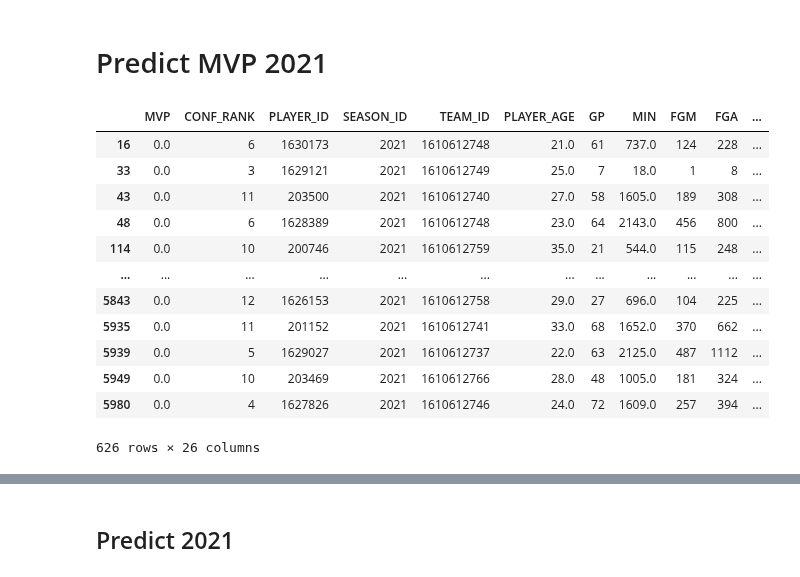
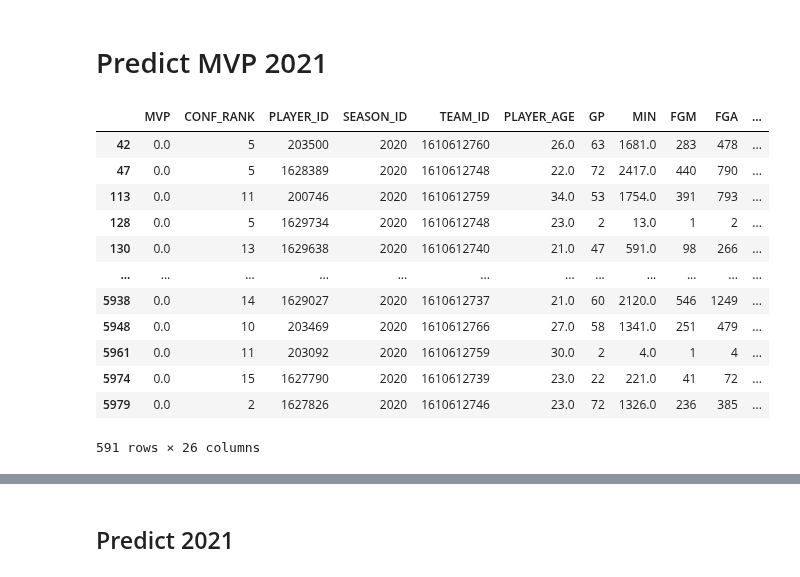
Before and after one commit to thomasverardo/NBA_MVP_2022_prediction, a Jupyter notebook: Code/Predict_MVP.ipynb, the cells around one changed output, grey strips where cells are left out. Saved outputs shown, nothing was run; the diff lists cells and outputs as text; code cells hidden in the pictures.

```diff
--- a/Code/Predict_MVP.ipynb
+++ b/Code/Predict_MVP.ipynb
@@ -8,46 +8,46 @@ import numpy as np
 with open("player_stats.pkl", "rb") as f:
     season_2021 = pickle.load(f)
 #tolgo seasons che non ci servono
-season_2021 = season_2021[season_2021["SEASON_ID"] == 2021]
+season_2021 = season_2021[season_2021["SEASON_ID"] == 2020]
 
 #sposto la colonna MVP per prima per comodita
 cols = season_2021.columns.tolist()
 cols = cols[-2:] + cols[:-2]
 season_2021 = season_2021[cols]
 
 season_2021["GP"]=season_2021["GP"].astype('int')
 season_2021["FGM"]=season_2021["FGM"].astype('int')
 season_2021["FGA"]=season_2021["FGA"].astype('int')
 season_2021["FG3M"]=season_2021["FG3M"].astype('int')
 season_2021["FG3A"]=season_2021["FG3A"].astype('int')
 season_2021["FTM"]=season_2021["FTM"].astype('int')
 season_2021["FTA"]=season_2021["FTA"].astype('int')
 season_2021["OREB"]=season_2021["OREB"].astype('int')
 season_2021["DREB"]=season_2021["DREB"].astype('int')
 season_2021["REB"]=season_2021["REB"].astype('int')
 season_2021["AST"]=season_2021["AST"].astype('int')
 season_2021["STL"]=season_2021["STL"].astype('int')
 season_2021["BLK"]=season_2021["BLK"].astype('int')
 season_2021["TOV"]=season_2021["TOV"].astype('int')
 season_2021["PF"]=season_2021["PF"].astype('int')
 season_2021["PTS"]=season_2021["PTS"].astype('int')
 
 
 season_2021
 # %% [output]
 |  | MVP | CONF_RANK | PLAYER_ID | SEASON_ID | TEAM_ID | PLAYER_AGE | GP | MIN | FGM | FGA | ... |
-| 16 | 0.0 | 6 | 1630173 | 2021 | 1610612748 | 21.0 | 61 | 737.0 | 124 | 228 | ... |
-| 33 | 0.0 | 3 | 1629121 | 2021 | 1610612749 | 25.0 | 7 | 18.0 | 1 | 8 | ... |
-| 43 | 0.0 | 11 | 203500 | 2021 | 1610612740 | 27.0 | 58 | 1605.0 | 189 | 308 | ... |
-| 48 | 0.0 | 6 | 1628389 | 2021 | 1610612748 | 23.0 | 64 | 2143.0 | 456 | 800 | ... |
-| 114 | 0.0 | 10 | 200746 | 2021 | 1610612759 | 35.0 | 21 | 544.0 | 115 | 248 | ... |
+| 42 | 0.0 | 5 | 203500 | 2020 | 1610612760 | 26.0 | 63 | 1681.0 | 283 | 478 | ... |
+| 47 | 0.0 | 5 | 1628389 | 2020 | 1610612748 | 22.0 | 72 | 2417.0 | 440 | 790 | ... |
+| 113 | 0.0 | 11 | 200746 | 2020 | 1610612759 | 34.0 | 53 | 1754.0 | 391 | 793 | ... |
+| 128 | 0.0 | 5 | 1629734 | 2020 | 1610612748 | 23.0 | 2 | 13.0 | 1 | 2 | ... |
+| 130 | 0.0 | 13 | 1629638 | 2020 | 1610612740 | 21.0 | 47 | 591.0 | 98 | 266 | ... |
 | ... | ... | ... | ... | ... | ... | ... | ... | ... | ... | ... | ... |
-| 5843 | 0.0 | 12 | 1626153 | 2021 | 1610612758 | 29.0 | 27 | 696.0 | 104 | 225 | ... |
-| 5935 | 0.0 | 11 | 201152 | 2021 | 1610612741 | 33.0 | 68 | 1652.0 | 370 | 662 | ... |
-| 5939 | 0.0 | 5 | 1629027 | 2021 | 1610612737 | 22.0 | 63 | 2125.0 | 487 | 1112 | ... |
-| 5949 | 0.0 | 10 | 203469 | 2021 | 1610612766 | 28.0 | 48 | 1005.0 | 181 | 324 | ... |
-| 5980 | 0.0 | 4 | 1627826 | 2021 | 1610612746 | 24.0 | 72 | 1609.0 | 257 | 394 | ... |
+| 5938 | 0.0 | 14 | 1629027 | 2020 | 1610612737 | 21.0 | 60 | 2120.0 | 546 | 1249 | ... |
+| 5948 | 0.0 | 10 | 203469 | 2020 | 1610612766 | 27.0 | 58 | 1341.0 | 251 | 479 | ... |
+| 5961 | 0.0 | 11 | 203092 | 2020 | 1610612759 | 30.0 | 2 | 4.0 | 1 | 4 | ... |
+| 5974 | 0.0 | 15 | 1627790 | 2020 | 1610612739 | 23.0 | 22 | 221.0 | 41 | 72 | ... |
+| 5979 | 0.0 | 2 | 1627826 | 2020 | 1610612746 | 23.0 | 72 | 1326.0 | 236 | 385 | ... |
-626 rows × 26 columns
+591 rows × 26 columns
 # %%
 #standardizzazione i nostri dati per anno
 
```
Also changed, not shown: parts of 5 cells of this notebook.
